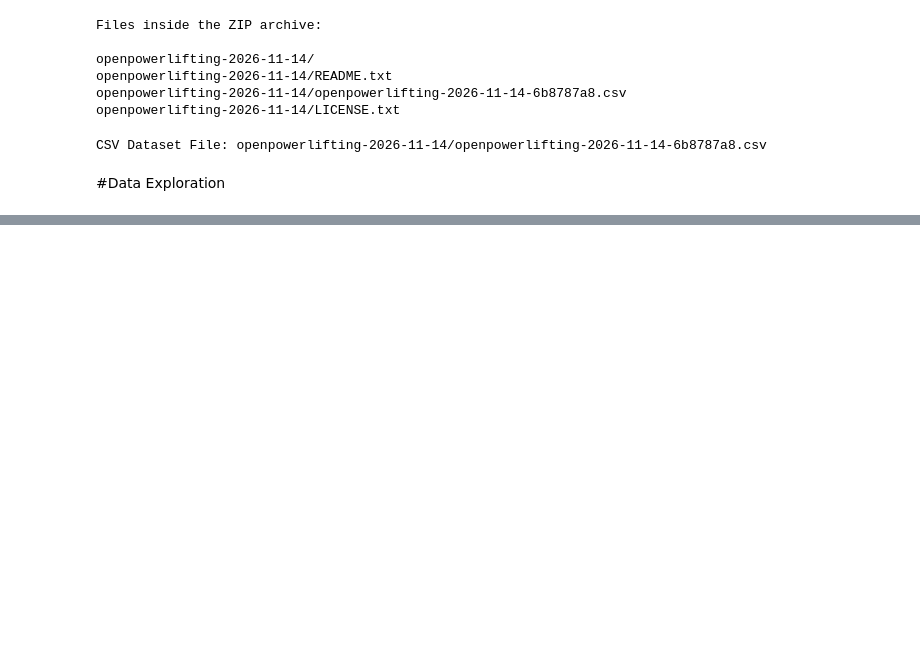
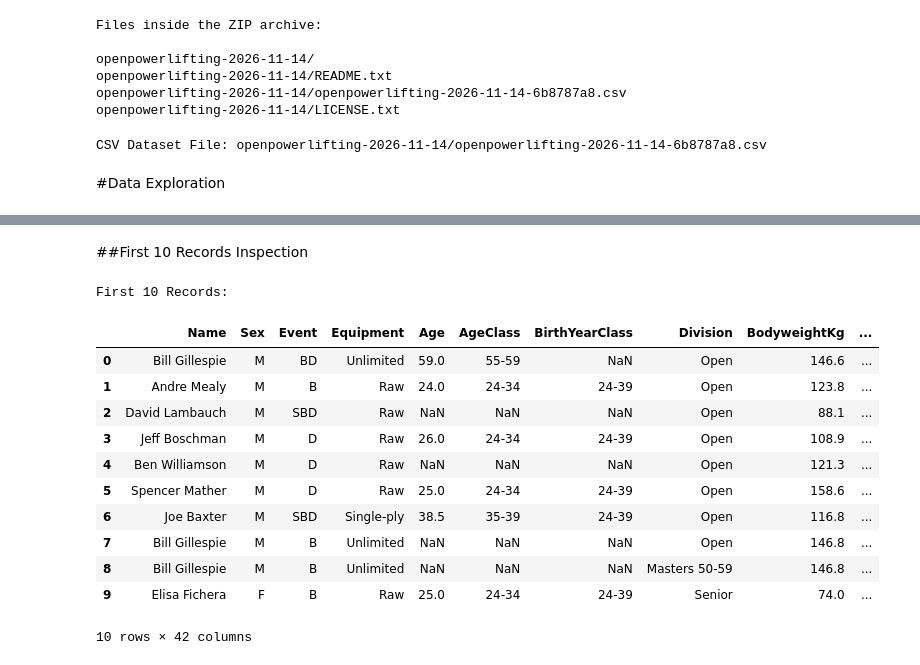
Before and after one commit to AmalKhairalla/OPL-Insights, a Jupyter notebook: notebooks/DS330_P1_OPL_Insights.ipynb, the cells around one changed output, grey strips where cells are left out. Cells and saved outputs as stored; diff of their text form; code cells hidden in the pictures; blank space fills up the shorter version.

```diff
--- a/notebooks/DS330_P1_OPL_Insights.ipynb
+++ b/notebooks/DS330_P1_OPL_Insights.ipynb
@@ -572,0 +399,25 @@ A preview of the first 10 records from the OpenPowerlifting dataset, showing the
+# %% [markdown]
+##First 10 Records Inspection
+# %%
+with zipfile.ZipFile(DATA_PATH, 'r') as zip_ref:
+
+    with zip_ref.open(CSV_NAME) as csv_file:
+
+        df_first10 = pd.read_csv(csv_file, nrows=10)
+
+print("First 10 Records:")
+display(df_first10)
+# %% [output]
+First 10 Records:
+|  | Name | Sex | Event | Equipment | Age | AgeClass | BirthYearClass | Division | BodyweightKg | ... |
+| 0 | Bill Gillespie | M | BD | Unlimited | 59.0 | 55-59 | NaN | Open | 146.6 | ... |
+| 1 | Andre Mealy | M | B | Raw | 24.0 | 24-34 | 24-39 | Open | 123.8 | ... |
+| 2 | David Lambauch | M | SBD | Raw | NaN | NaN | NaN | Open | 88.1 | ... |
+| 3 | Jeff Boschman | M | D | Raw | 26.0 | 24-34 | 24-39 | Open | 108.9 | ... |
+| 4 | Ben Williamson | M | D | Raw | NaN | NaN | NaN | Open | 121.3 | ... |
+| 5 | Spencer Mather | M | D | Raw | 25.0 | 24-34 | 24-39 | Open | 158.6 | ... |
+| 6 | Joe Baxter | M | SBD | Single-ply | 38.5 | 35-39 | 24-39 | Open | 116.8 | ... |
+| 7 | Bill Gillespie | M | B | Unlimited | NaN | NaN | NaN | Open | 146.8 | ... |
+| 8 | Bill Gillespie | M | B | Unlimited | NaN | NaN | NaN | Masters 50-59 | 146.8 | ... |
+| 9 | Elisa Fichera | F | B | Raw | 25.0 | 24-34 | 24-39 | Senior | 74.0 | ... |
+10 rows × 42 columns
```
Also changed, not shown: parts of 4 cells of this notebook.
